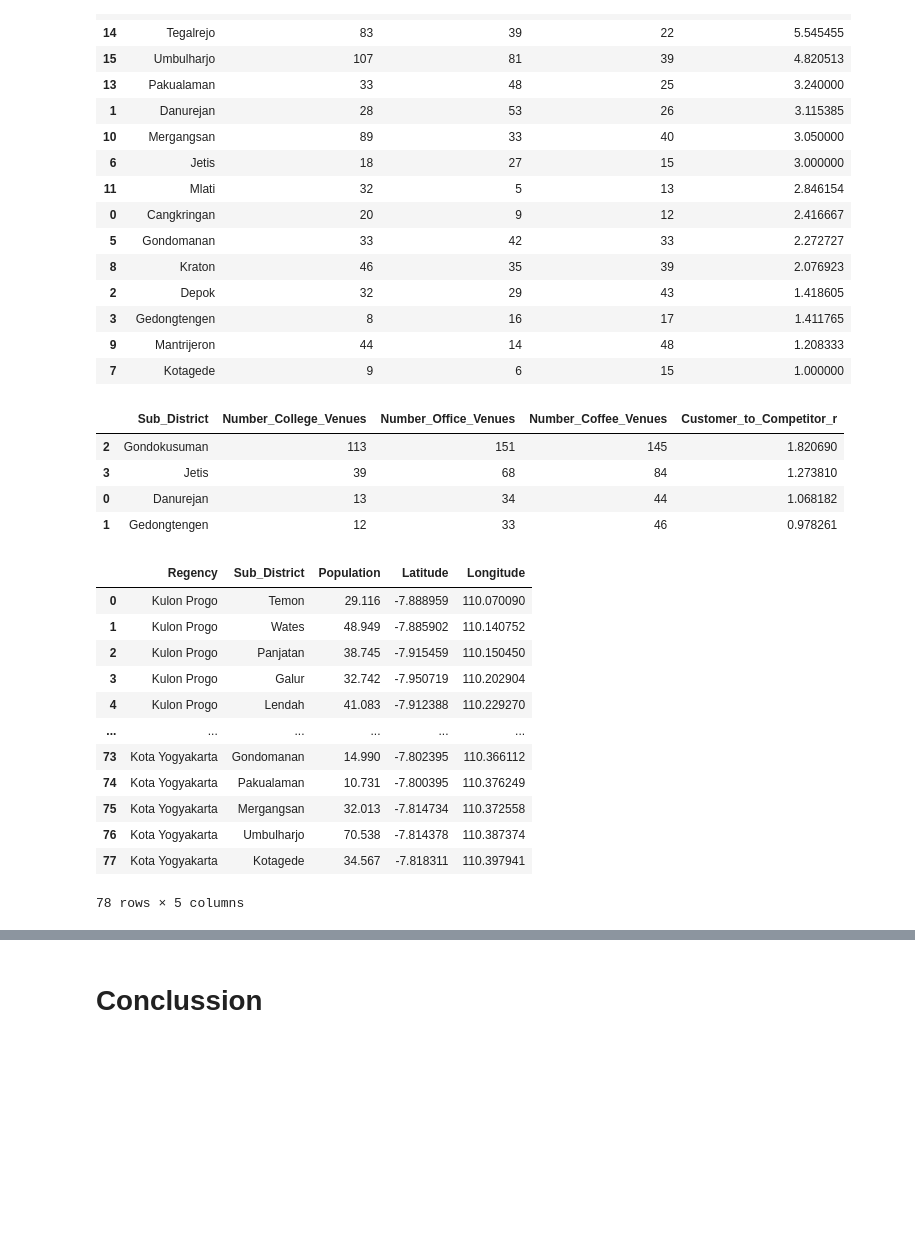
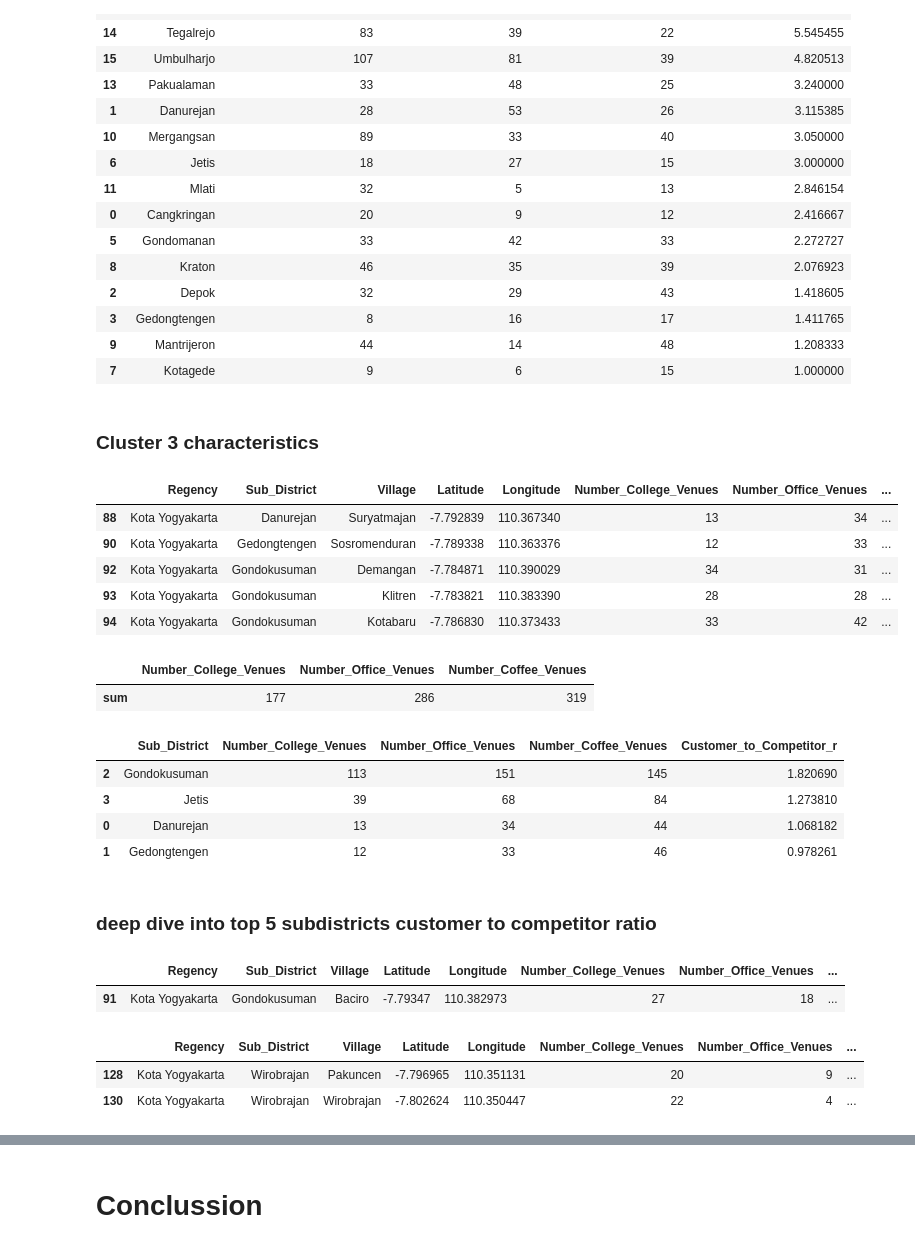
Before and after one commit to zylbergs/Project_Portofolio, a Jupyter notebook: IBMDS_capstone_project_Strategic_Branch_Estabilishment/Strategic_Branch_Estabilishment.ipynb, the cells around one changed output, grey strips where cells are left out. Cells and saved outputs as stored; diff of their text form; code cells hidden in the pictures; blank space fills up the shorter version.

```diff
--- a/IBMDS_capstone_project_Strategic_Branch_Estabilishment/Strategic_Branch_Estabilishment.ipynb
+++ b/IBMDS_capstone_project_Strategic_Branch_Estabilishment/Strategic_Branch_Estabilishment.ipynb
@@ -519,4 +451,20 @@ clu_2_venues
 | 3 | Gedongtengen | 8 | 16 | 17 | 1.411765 |
 | 9 | Mantrijeron | 44 | 14 | 48 | 1.208333 |
 | 7 | Kotagede | 9 | 6 | 15 | 1.000000 |
+# %% [markdown]
+### Cluster 3 characteristics
+# %%
+clu_3.head()
+# %% [output]
+|  | Regency | Sub_District | Village | Latitude | Longitude | Number_College_Venues | Number_Office_Venues | ... |
+| 88 | Kota Yogyakarta | Danurejan | Suryatmajan | -7.792839 | 110.367340 | 13 | 34 | ... |
+| 90 | Kota Yogyakarta | Gedongtengen | Sosromenduran | -7.789338 | 110.363376 | 12 | 33 | ... |
+| 92 | Kota Yogyakarta | Gondokusuman | Demangan | -7.784871 | 110.390029 | 34 | 31 | ... |
+| 93 | Kota Yogyakarta | Gondokusuman | Klitren | -7.783821 | 110.383390 | 28 | 28 | ... |
+| 94 | Kota Yogyakarta | Gondokusuman | Kotabaru | -7.786830 | 110.373433 | 33 | 42 | ... |
+# %%
+clu_3.agg({'Number_College_Venues':['sum'],'Number_Office_Venues':['sum'],'Number_Coffee_Venues':['sum']})
+# %% [output]
+|  | Number_College_Venues | Number_Office_Venues | Number_Coffee_Venues |
+| sum | 177 | 286 | 319 |
 # %%
@@ -532,19 +479,22 @@ clu_3_venues
 | 3 | Jetis | 39 | 68 | 84 | 1.273810 |
 | 0 | Danurejan | 13 | 34 | 44 | 1.068182 |
 | 1 | Gedongtengen | 12 | 33 | 46 | 0.978261 |
-# %%
-df_yk
-# %% [output]
-|  | Regency | Sub_District | Population | Latitude | Longitude |
-| 0 | Kulon Progo | Temon | 29.116 | -7.888959 | 110.070090 |
-| 1 | Kulon Progo | Wates | 48.949 | -7.885902 | 110.140752 |
-| 2 | Kulon Progo | Panjatan | 38.745 | -7.915459 | 110.150450 |
-| 3 | Kulon Progo | Galur | 32.742 | -7.950719 | 110.202904 |
-| 4 | Kulon Progo | Lendah | 41.083 | -7.912388 | 110.229270 |
-| ... | ... | ... | ... | ... | ... |
-| 73 | Kota Yogyakarta | Gondomanan | 14.990 | -7.802395 | 110.366112 |
-| 74 | Kota Yogyakarta | Pakualaman | 10.731 | -7.800395 | 110.376249 |
-| 75 | Kota Yogyakarta | Mergangsan | 32.013 | -7.814734 | 110.372558 |
-| 76 | Kota Yogyakarta | Umbulharjo | 70.538 | -7.814378 | 110.387374 |
-| 77 | Kota Yogyakarta | Kotagede | 34.567 | -7.818311 | 110.397941 |
-78 rows × 5 columns
+# %% [markdown]
+### deep dive into top 5 subdistricts customer to competitor ratio
+# %%
+#subdistrict Gondokusuman
+top_subdistricts1 = clu_2.loc[clu_2['Sub_District']=='Gondokusuman'].copy()
+top_subdistricts1['Customer_to_Competitor_r'] = (top_subdistricts1['Number_College_Venues']+top_subdistricts1['Number_Office_Venues'])/top_subdistricts1['Number_Coffee_Venues']
+top_subdistricts1
+# %% [output]
+|  | Regency | Sub_District | Village | Latitude | Longitude | Number_College_Venues | Number_Office_Venues | ... |
+| 91 | Kota Yogyakarta | Gondokusuman | Baciro | -7.79347 | 110.382973 | 27 | 18 | ... |
+# %%
+#subdistrict Wirobrajan
+top_subdistricts2 = clu_2.loc[clu_2['Sub_District']=='Wirobrajan'].copy()
+top_subdistricts2['Customer_to_Competitor_r'] = (top_subdistricts2['Number_College_Venues']+top_subdistricts2['Number_Office_Venues'])/top_subdistricts2['Number_Coffee_Venues']
+top_subdistricts2
+# %% [output]
+|  | Regency | Sub_District | Village | Latitude | Longitude | Number_College_Venues | Number_Office_Venues | ... |
+| 128 | Kota Yogyakarta | Wirobrajan | Pakuncen | -7.796965 | 110.351131 | 20 | 9 | ... |
+| 130 | Kota Yogyakarta | Wirobrajan | Wirobrajan | -7.802624 | 110.350447 | 22 | 4 | ... |
```
Also changed, not shown: parts of 23 cells of this notebook, 9 other files.
